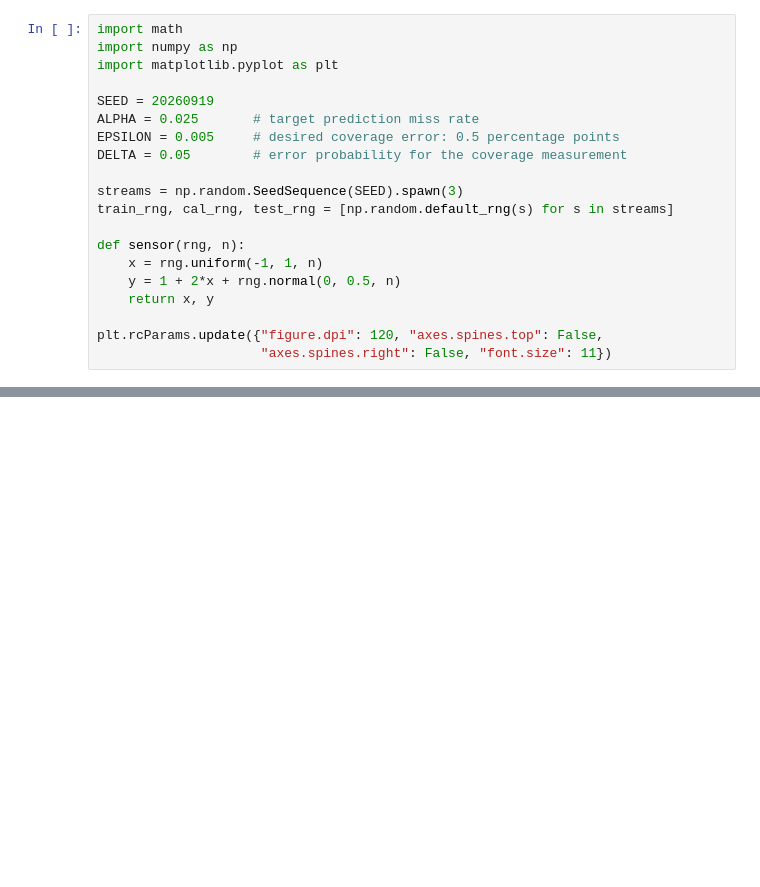
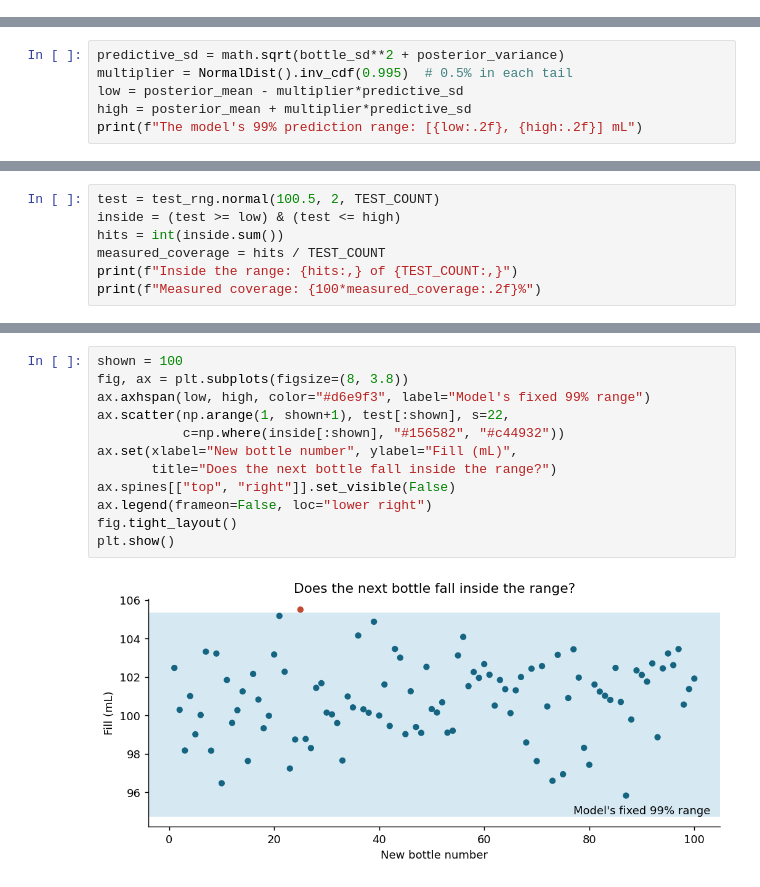
Before and after one commit to jatinbatra50/jatinbatra50, a Jupyter notebook: Provable_UQ_Tutorial.ipynb, the cells around one changed output, grey strips where cells are left out. Drawn from its saved outputs; the diff is of its cells as text; blank space fills up the shorter version.

Commit message:
Explain Bayesian prediction and Hoeffding validation with one bottle example

```diff
--- a/Provable_UQ_Tutorial.ipynb
+++ b/Provable_UQ_Tutorial.ipynb
@@ -23,20 +0,0 @@ next reading still has noise.
-# %%
-import math
-import numpy as np
-import matplotlib.pyplot as plt
-
-SEED = 20260919
-ALPHA = 0.025       # target prediction miss rate
-EPSILON = 0.005     # desired coverage error: 0.5 percentage points
-DELTA = 0.05        # error probability for the coverage measurement
-
-streams = np.random.SeedSequence(SEED).spawn(3)
-train_rng, cal_rng, test_rng = [np.random.default_rng(s) for s in streams]
-
-def sensor(rng, n):
-    x = rng.uniform(-1, 1, n)
-    y = 1 + 2*x + rng.normal(0, 0.5, n)
-    return x, y
-
-plt.rcParams.update({"figure.dpi": 120, "axes.spines.top": False,
-                     "axes.spines.right": False, "font.size": 11})
@@ -270,0 +57,6 @@ interval width.
+# %%
+predictive_sd = math.sqrt(bottle_sd**2 + posterior_variance)
+multiplier = NormalDist().inv_cdf(0.995)  # 0.5% in each tail
+low = posterior_mean - multiplier*predictive_sd
+high = posterior_mean + multiplier*predictive_sd
+print(f"The model's 99% prediction range: [{low:.2f}, {high:.2f}] mL")
@@ -270,0 +75,7 @@ interval width.
+# %%
+test = test_rng.normal(100.5, 2, TEST_COUNT)
+inside = (test >= low) & (test <= high)
+hits = int(inside.sum())
+measured_coverage = hits / TEST_COUNT
+print(f"Inside the range: {hits:,} of {TEST_COUNT:,}")
+print(f"Measured coverage: {100*measured_coverage:.2f}%")
@@ -270,0 +131,14 @@ interval width.
+# %%
+shown = 100
+fig, ax = plt.subplots(figsize=(8, 3.8))
+ax.axhspan(low, high, color="#d6e9f3", label="Model's fixed 99% range")
+ax.scatter(np.arange(1, shown+1), test[:shown], s=22,
+           c=np.where(inside[:shown], "#156582", "#c44932"))
+ax.set(xlabel="New bottle number", ylabel="Fill (mL)",
+       title="Does the next bottle fall inside the range?")
+ax.spines[["top", "right"]].set_visible(False)
+ax.legend(frameon=False, loc="lower right")
+fig.tight_layout()
+plt.show()
+# %% [output]
+[figure, added]
```
Also changed, not shown: parts of 25 cells of this notebook, 14 other files.
